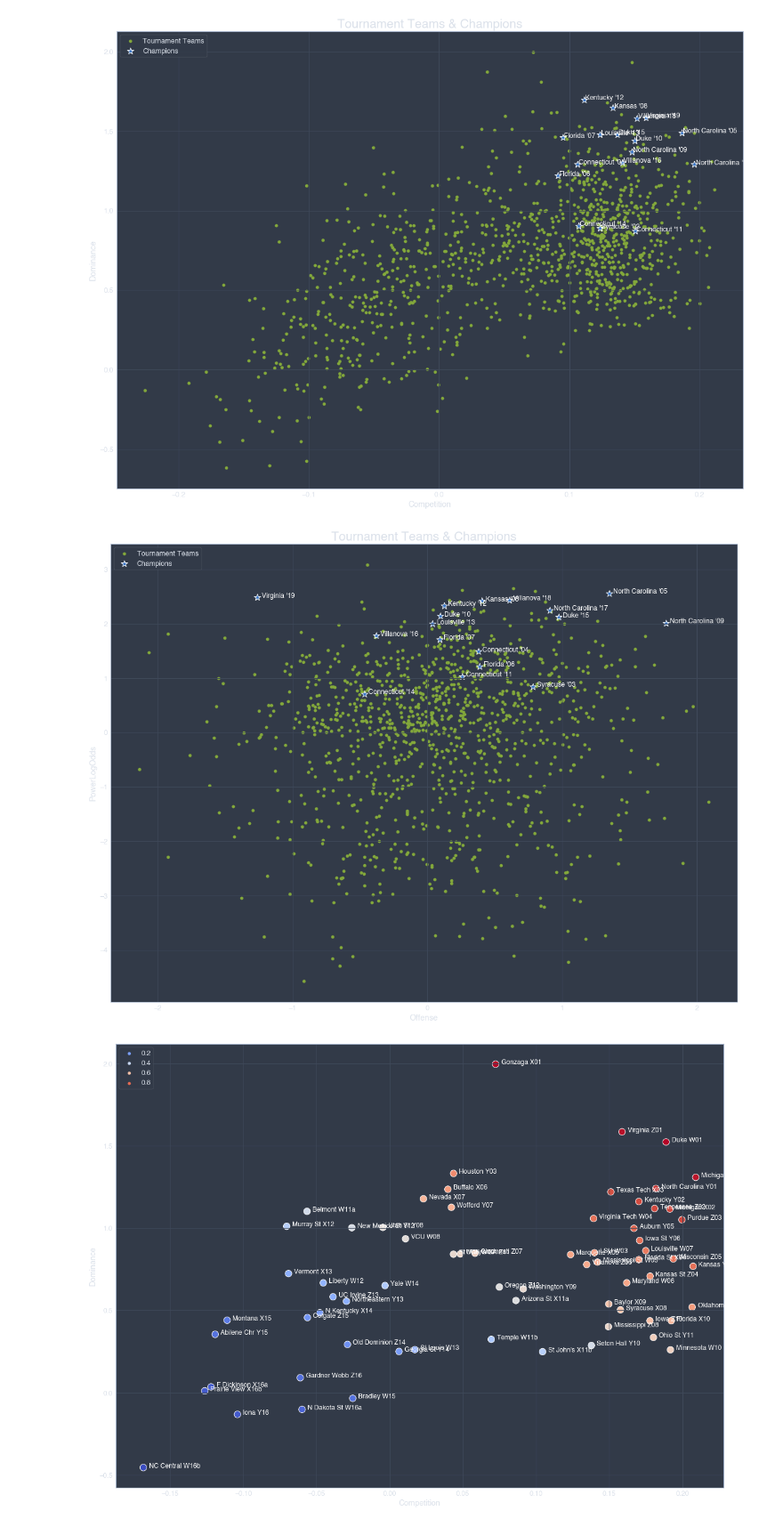
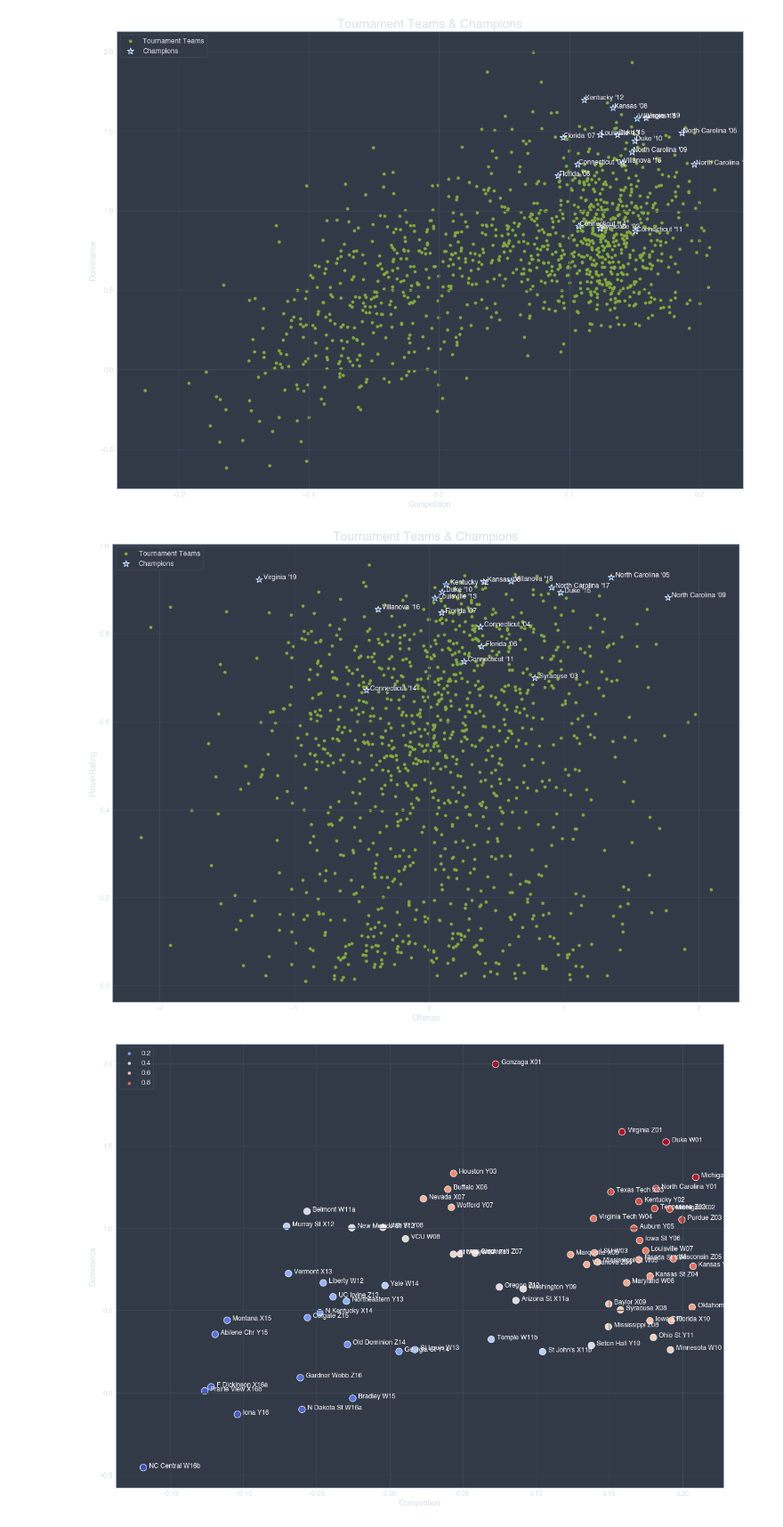
Before and after one commit to jamestwhedbee/jupyter_notebooks, a Jupyter notebook: MarchMadness/PredictMarchMadness.ipynb, the cells around one changed output. Shown at 89% size. Cells and saved outputs as stored; diff of their text form; code cells hidden in the pictures.

```diff
--- a/MarchMadness/PredictMarchMadness.ipynb
+++ b/MarchMadness/PredictMarchMadness.ipynb
@@ -242,26 +248,26 @@ plt.legend(loc='upper left');
 # %%
 is_champion = raw_tournament_df["Wins"] >= 6
 label_series = (
     raw_tournament_df[is_champion]["TeamName"] + " '" +
     raw_tournament_df[is_champion]["Season"].astype(str).str[-2:]
 )
 
 plt.figure(figsize=(20,15));
 plt.title("Tournament Teams & Champions", fontsize=22)
 plt.scatter(
     raw_tournament_df["Offense"],
-    raw_tournament_df["PowerLogOdds"],
+    raw_tournament_df["PowerRating"],
     color='g', label='Tournament Teams'
 );
 scatter_text(
-    raw_tournament_df[is_champion]["Offense"], raw_tournament_df[is_champion]["PowerLogOdds"],
+    raw_tournament_df[is_champion]["Offense"], raw_tournament_df[is_champion]["PowerRating"],
     color='b', marker='*', s=150, label='Champions',
     labelseries=label_series,
     labelcolor='white'
 );
 plt.legend(loc='upper left');
 # %% [output]
-[figure, old version]
+[figure, new version]
 # %%
 power_ratings = {}
 slots_wins = defaultdict(lambda: defaultdict(int))
```
Also changed, not shown: parts of 15 cells of this notebook, 1 other file.
